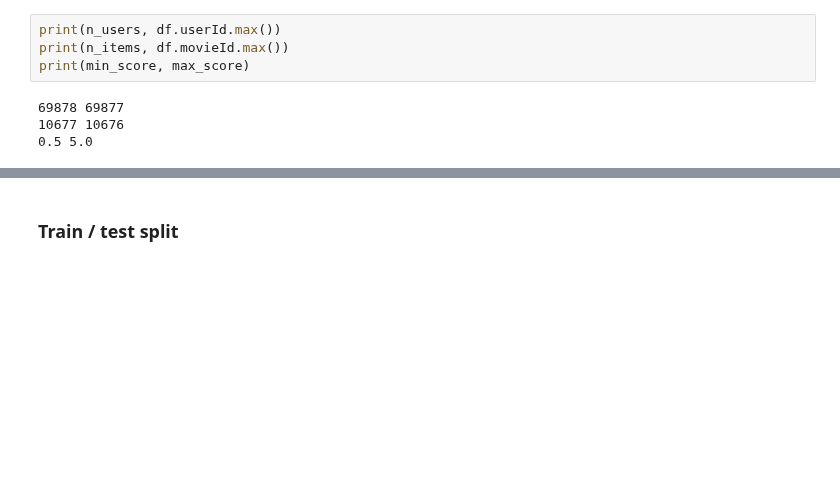
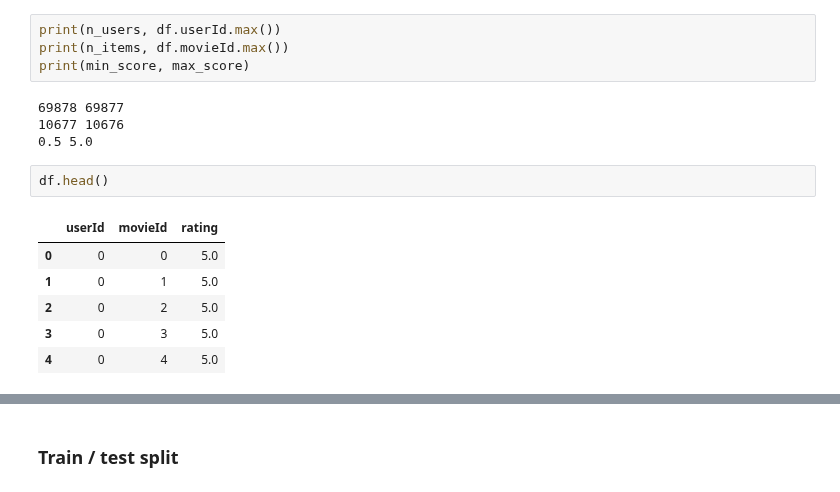
Before and after one commit to James-Leslie/deep-collaborative-filtering, a Jupyter notebook: data/train_test_movielens10m.ipynb, the cells around one changed output, grey strips where cells are left out. Saved outputs shown, nothing was run; the diff lists cells and outputs as text; blank space fills up the shorter version.

```diff
--- a/data/train_test_movielens10m.ipynb
+++ b/data/train_test_movielens10m.ipynb
@@ -141,3 +150,12 @@ print(min_score, max_score)
 69878 69877
 10677 10676
 0.5 5.0
+# %%
+df.head()
+# %% [output]
+|  | userId | movieId | rating |
+| 0 | 0 | 0 | 5.0 |
+| 1 | 0 | 1 | 5.0 |
+| 2 | 0 | 2 | 5.0 |
+| 3 | 0 | 3 | 5.0 |
+| 4 | 0 | 4 | 5.0 |
```
Also changed, not shown: parts of 13 cells of this notebook, 9 other files.
